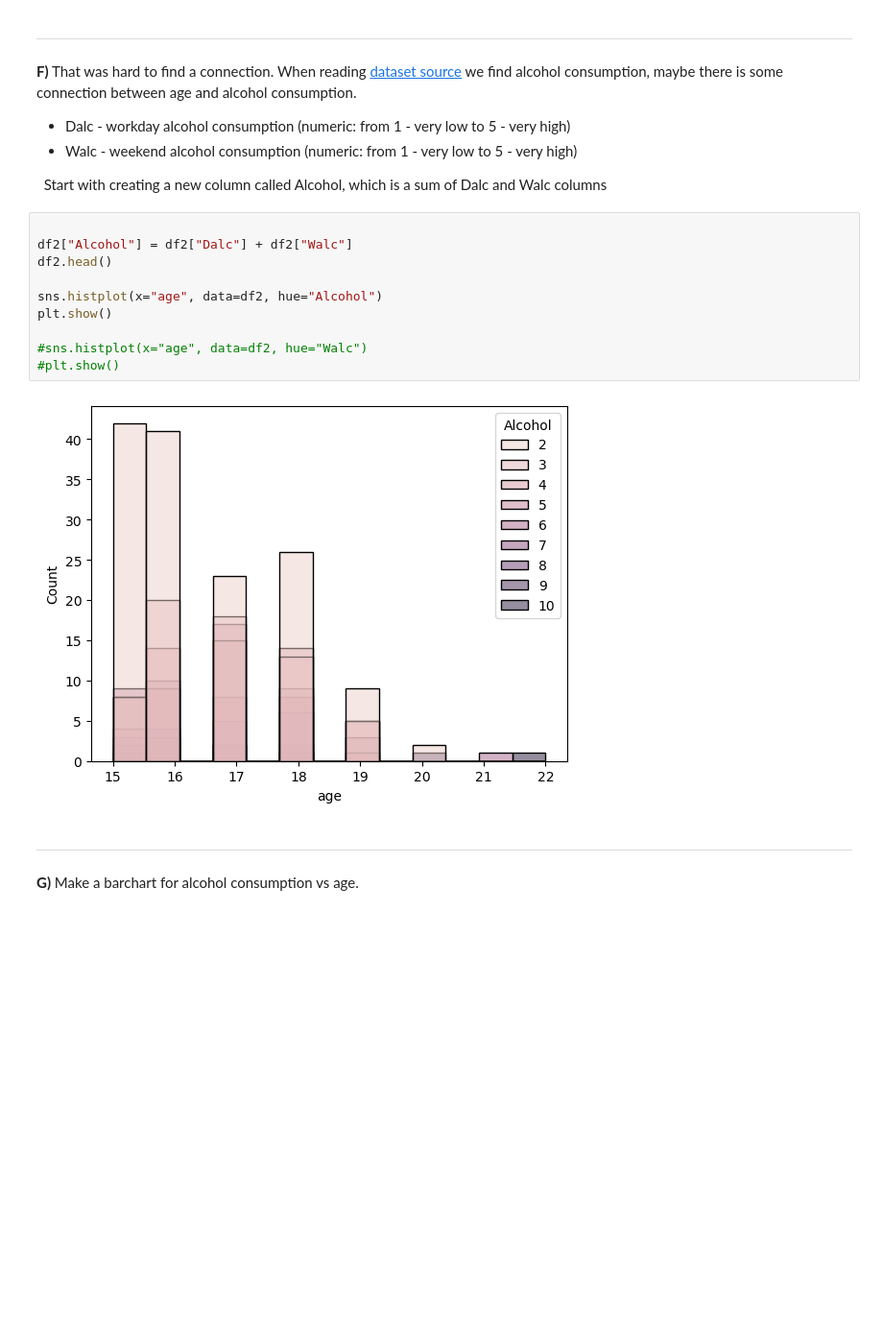
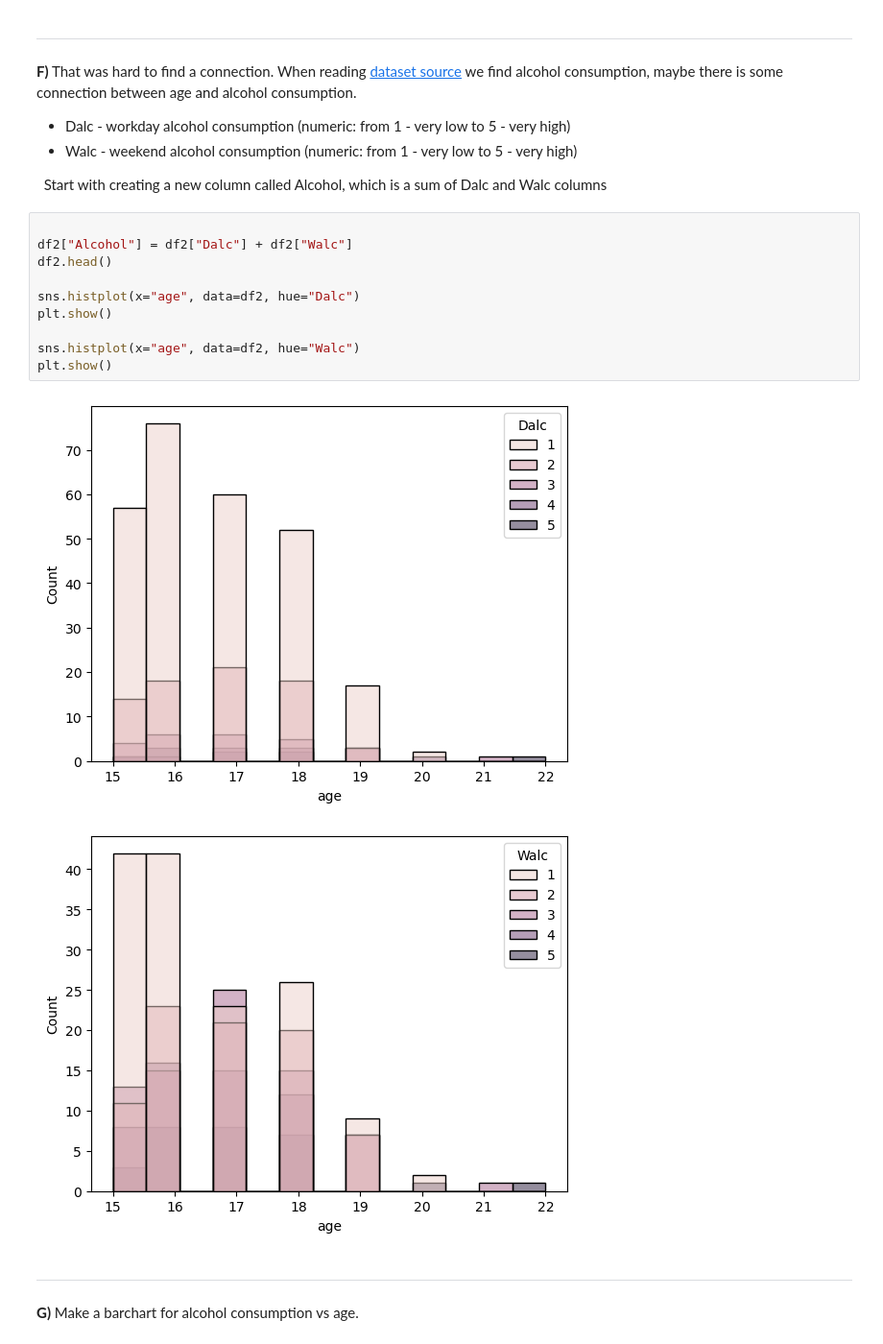
Before and after one commit to Jonaxor/Databehandling-AI24, a Jupyter notebook: Jones/E2_missing_aggregation.ipynb, the cells around one changed output. Shown at 96% size. Cells and saved outputs as stored; diff of their text form; blank space fills up the shorter version.

```diff
--- a/Jones/E2_missing_aggregation.ipynb
+++ b/Jones/E2_missing_aggregation.ipynb
@@ -518,15 +532,16 @@ plt.show()
 # %%
 
 df2["Alcohol"] = df2["Dalc"] + df2["Walc"]
 df2.head()
 
-sns.histplot(x="age", data=df2, hue="Alcohol")
+sns.histplot(x="age", data=df2, hue="Dalc")
 plt.show()
 
-#sns.histplot(x="age", data=df2, hue="Walc")
-#plt.show()
+sns.histplot(x="age", data=df2, hue="Walc")
+plt.show()
 # %% [output]
-[figure, old version]
+[figure, new version]
+[figure, added]
 # %% [markdown]
 ---
 **G)**  Make a barchart for alcohol consumption vs age.
```
Also changed, not shown: parts of 4 cells of this notebook.
